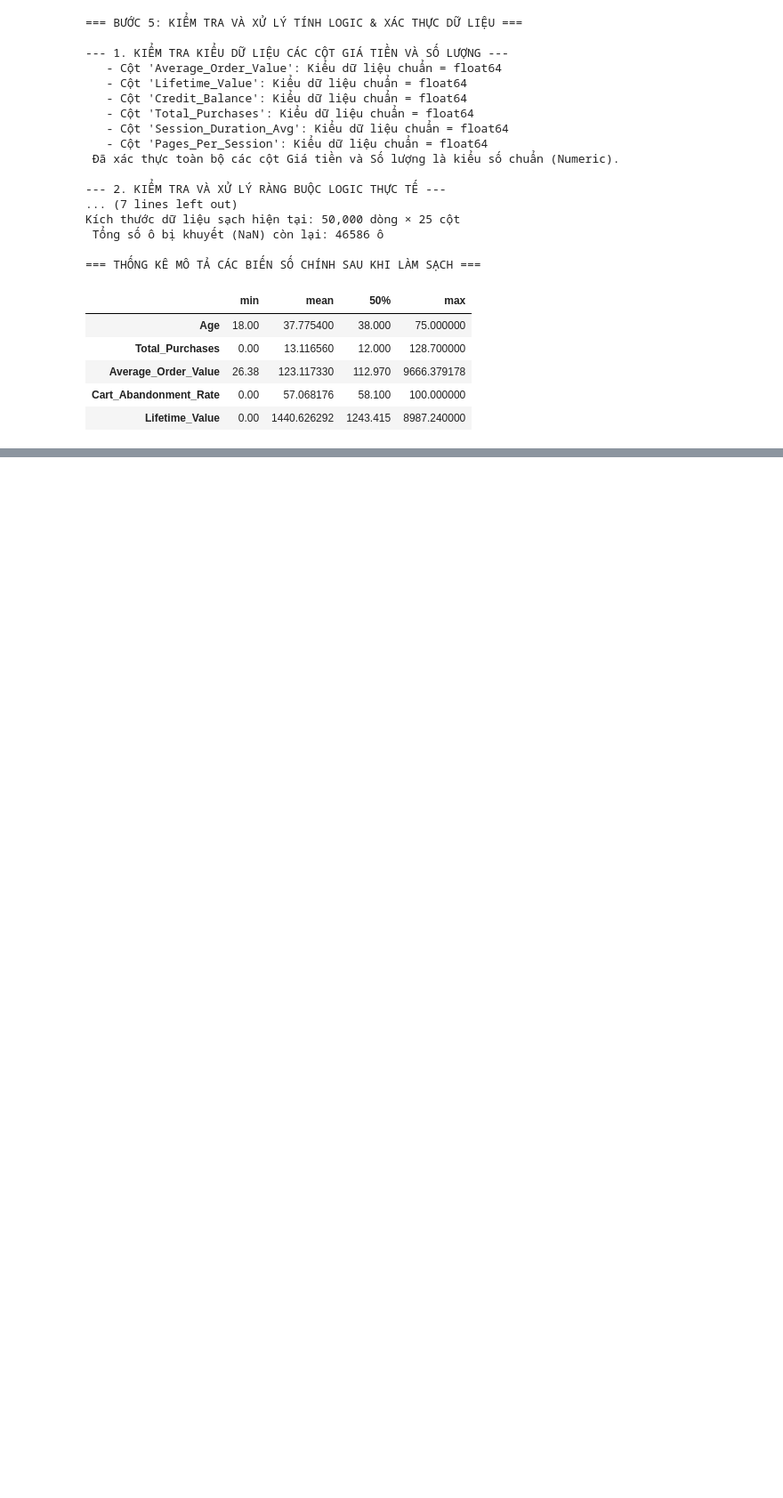
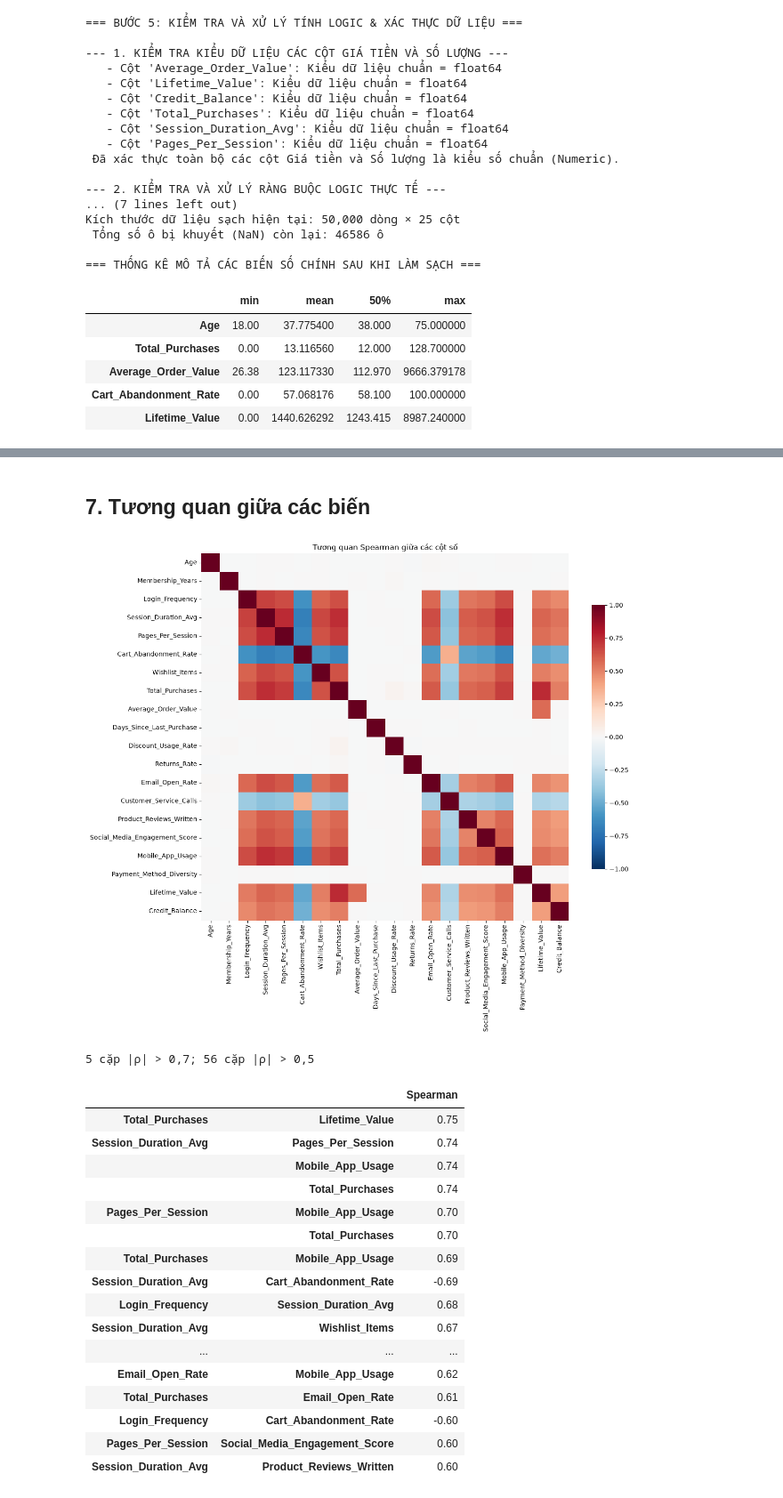
Before and after one commit to Khoailat2808/machine_learning_project, a Jupyter notebook: notebooks/01_eda.ipynb, the cells around one changed output, grey strips where cells are left out. Shown at 89% size. Saved outputs shown, nothing was run; the diff lists cells and outputs as text; code cells hidden in the pictures; blank space fills up the shorter version.

```diff
--- a/notebooks/01_eda.ipynb
+++ b/notebooks/01_eda.ipynb
@@ -597,0 +694,34 @@ print(f"ĐÃ LƯU TẠI:\n {OUTPUT_FILE}")
+# %% [markdown]
+## 7. Tương quan giữa các biến
+# %%
+corr = df[num_cols_all].corr(method="spearman")
+plt.figure(figsize=(13, 11))
+sns.heatmap(corr, cmap="RdBu_r", center=0, vmin=-1, vmax=1, square=True, cbar_kws={"shrink": 0.7})
+plt.title("Tương quan Spearman giữa các cột số")
+plt.tight_layout()
+plt.show()
+
+upper = corr.where(np.triu(np.ones(corr.shape, dtype=bool), k=1)).stack()
+top_pairs = upper[upper.abs() > 0.6].sort_values(key=abs, ascending=False).round(2)
+print(f"{(upper.abs() > 0.7).sum()} cặp |ρ| > 0,7; {(upper.abs() > 0.5).sum()} cặp |ρ| > 0,5")
+top_pairs.to_frame("Spearman")
+# %% [output]
+[figure, added]
+5 cặp |ρ| > 0,7; 56 cặp |ρ| > 0,5
+|  |  | Spearman |
+| Total_Purchases | Lifetime_Value | 0.75 |
+| Session_Duration_Avg | Pages_Per_Session | 0.74 |
+|  | Mobile_App_Usage | 0.74 |
+|  | Total_Purchases | 0.74 |
+| Pages_Per_Session | Mobile_App_Usage | 0.70 |
+|  | Total_Purchases | 0.70 |
+| Total_Purchases | Mobile_App_Usage | 0.69 |
+| Session_Duration_Avg | Cart_Abandonment_Rate | -0.69 |
+| Login_Frequency | Session_Duration_Avg | 0.68 |
+| Session_Duration_Avg | Wishlist_Items | 0.67 |
+| ... | ... | ... |
+| Email_Open_Rate | Mobile_App_Usage | 0.62 |
+| Total_Purchases | Email_Open_Rate | 0.61 |
+| Login_Frequency | Cart_Abandonment_Rate | -0.60 |
+| Pages_Per_Session | Social_Media_Engagement_Score | 0.60 |
+| Session_Duration_Avg | Product_Reviews_Written | 0.60 |
```
Also changed, not shown: parts of 46 cells of this notebook, 8 other files.
